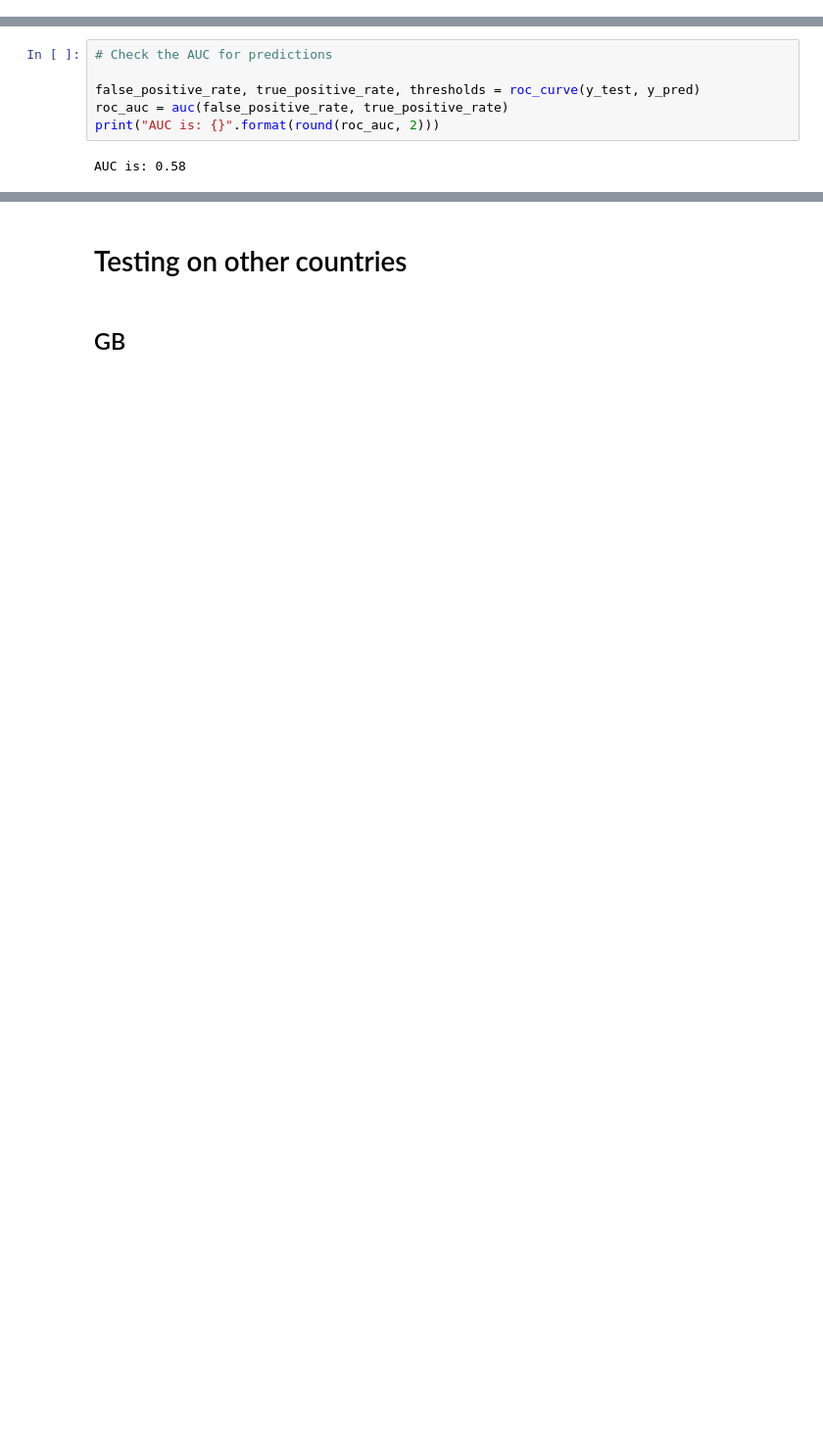
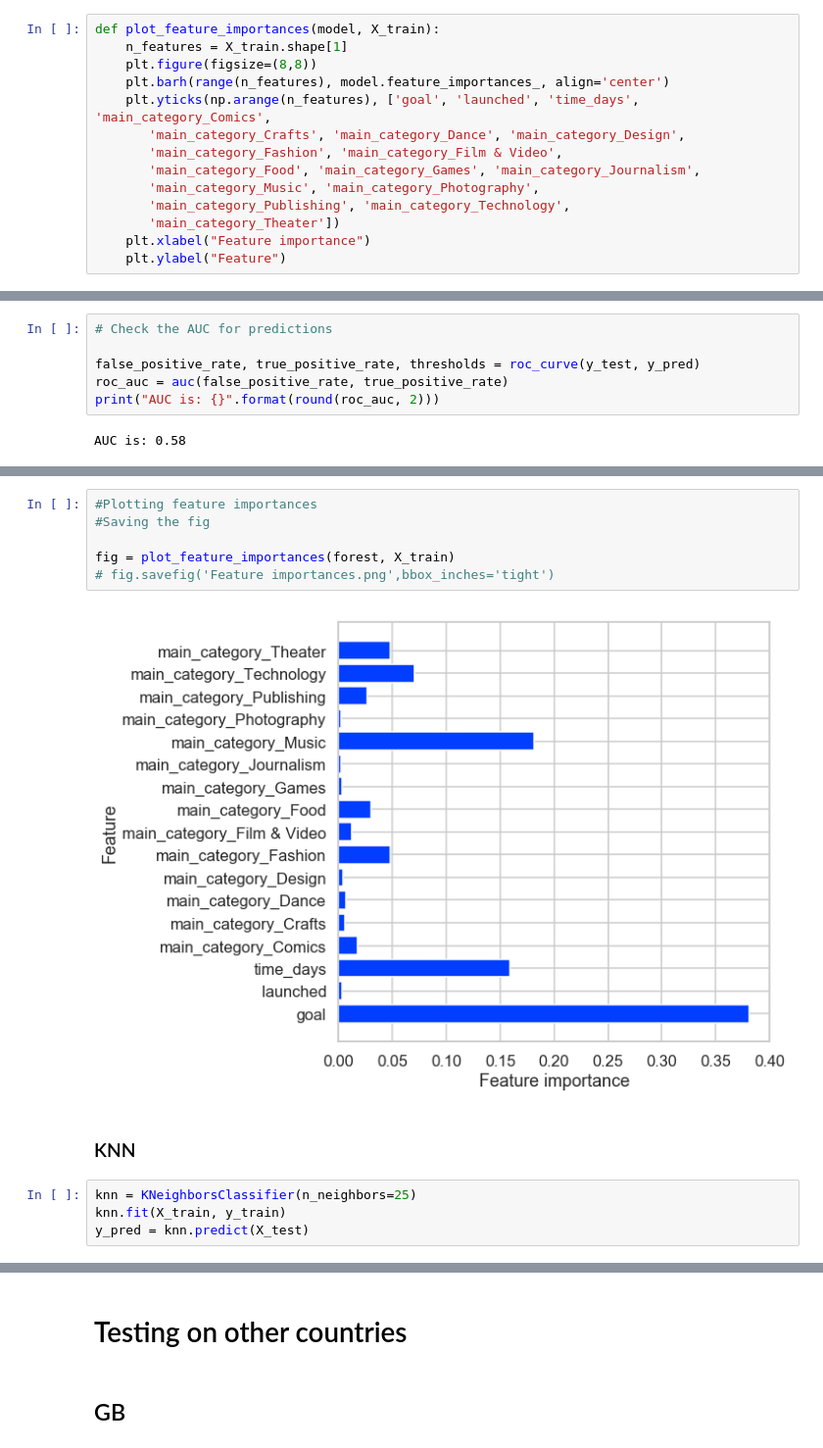
Before and after one commit to JonBebi/Kickfinisher, a Jupyter notebook: Kick.ipynb, the cells around one changed output, grey strips where cells are left out. Shown at 98% size. Saved outputs shown, nothing was run; the diff lists cells and outputs as text; blank space fills up the shorter version.

Commit message:
new model

```diff
--- a/Kick.ipynb
+++ b/Kick.ipynb
@@ -346 +378,15 @@ X_train, y_train = smt.fit_sample(X_train, y_train)
+# %%
+def plot_feature_importances(model, X_train):
+    n_features = X_train.shape[1]
+    plt.figure(figsize=(8,8))
+    plt.barh(range(n_features), model.feature_importances_, align='center')
+    plt.yticks(np.arange(n_features), ['goal', 'launched', 'time_days', 'main_category_Comics',
+       'main_category_Crafts', 'main_category_Dance', 'main_category_Design',
+       'main_category_Fashion', 'main_category_Film & Video',
+       'main_category_Food', 'main_category_Games', 'main_category_Journalism',
+       'main_category_Music', 'main_category_Photography',
+       'main_category_Publishing', 'main_category_Technology',
+       'main_category_Theater'])
+    plt.xlabel("Feature importance")
+    plt.ylabel("Feature")
 # %% [markdown]
@@ -403,0 +467,14 @@ forest.score(X_test, y_test)
+# %%
+#Plotting feature importances
+#Saving the fig
+
+fig = plot_feature_importances(forest, X_train)
+# fig.savefig('Feature importances.png',bbox_inches='tight')
+# %% [output]
+[figure, added]
+# %% [markdown]
+### KNN
+# %%
+knn = KNeighborsClassifier(n_neighbors=25)
+knn.fit(X_train, y_train)
+y_pred = knn.predict(X_test)
```
Also changed, not shown: parts of 41 cells of this notebook.
